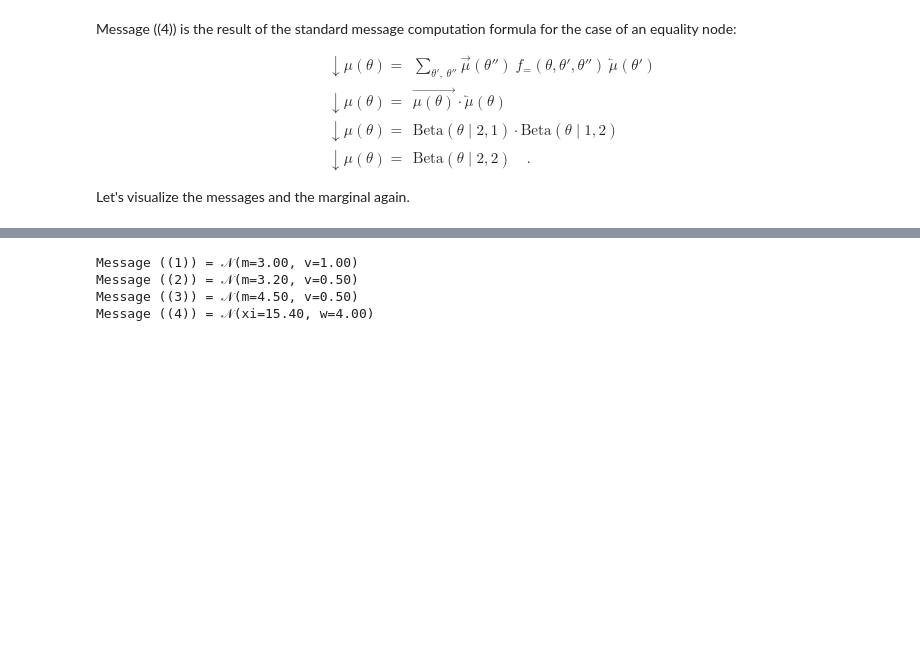
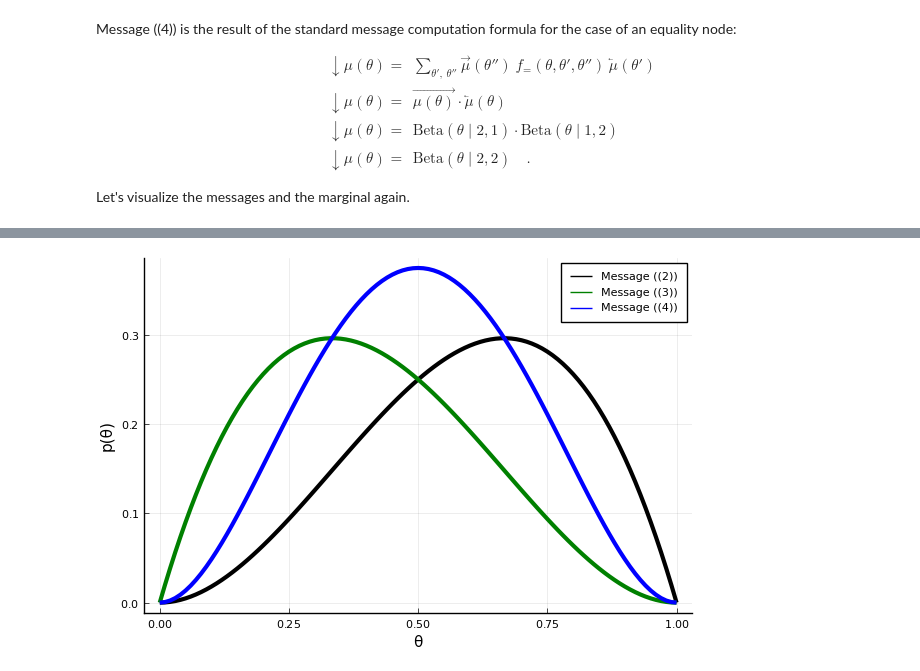
Before and after one commit to bertdv/BMLIP, a Jupyter notebook: lessons/notebooks/probprog/Probabilistic-Programming-2.ipynb, the cells around one changed output, grey strips where cells are left out. Cells and saved outputs as stored; diff of their text form; code cells hidden in the pictures; blank space fills up the shorter version.

```diff
--- a/lessons/notebooks/probprog/Probabilistic-Programming-2.ipynb
+++ b/lessons/notebooks/probprog/Probabilistic-Programming-2.ipynb
@@ -420,12 +304,0 @@ Message ((4)) = Dir(a=[2.00, 2.00, 1.00])
-# %%
-# Extract parameters
-α = marginals[:θ].params[:a]
-
-# Probability density function using the extracted parameters
-pdfθ(θ) = prod(gamma.(α))/gamma(prod(α)) * prod(θ.^α)
-
-# Visualizations are more difficult for a Dirichlet
-θ_range = range(0, step=0.01, stop=1.0)
-plot(θ_range, pdfθ.(θ_range), color="purple", linewidth=4, linestyle=:dash, label="Marginal")
-xlabel!("θ")
-ylabel!("p(θ)")
@@ -490,37 +305,20 @@ end # block
-# %%
-# Initialize a message data structure
-messages = Array{Message}(undef, 4)
-
-# Initalize marginal distributions data structure
-marginals = Dict(:θ => ProbabilityDistribution(Univariate, GaussianMeanVariance, m=0.0, v=1.0))
-
-# Suppose you got question 1 correct
-data = Dict(:X1 => 3.2,
-            :X2 => 4.5)
-
-# Update coefficients
-stepθ!(data, marginals, messages);
-
-# Print messages
-print("\nMessage ((1)) = "*string(messages[1].dist))
-print("Message ((2)) = "*string(messages[2].dist))
-print("Message ((3)) = "*string(messages[3].dist))
-println("Message ((4)) = "*string(messages[4].dist))
-# %% [output]
-Message ((1)) = 𝒩(m=3.00, v=1.00)
-Message ((2)) = 𝒩(m=3.20, v=0.50)
-Message ((3)) = 𝒩(m=4.50, v=0.50)
-Message ((4)) = 𝒩(xi=15.40, w=4.00)
-# %%
-# Extract parameters
-m = mean(marginals[:θ])
-v = var(marginals[:θ])
-
-# Probability density function using the extracted parameters
-pdfθ(θ) = 1/sqrt(2*π*v^2)*exp(-(θ - m)^2/(2*v^2))
-
-# Visualizations are more difficult for a Dirichlet
-θ_range = range(1.0, step=0.01, stop=5.0)
-plot(θ_range, pdfθ.(θ_range), color="purple", linewidth=4, linestyle=:dash, label="Marginal")
-xlabel!("θ")
-ylabel!("p(θ)")
+# %%
+# Extract parameters from message ((2))
+α2 = messages[2].dist.params[:a]
+β2 = messages[2].dist.params[:b]
+
+# Extract parameters from message ((3))
+α3 = messages[3].dist.params[:a]
+β3 = messages[3].dist.params[:b]
+
+# Extract parameters from message ((4))
+α4 = messages[4].dist.params[:a]
+β4 = messages[4].dist.params[:b]
+
+plot(θ_range, Beta.(θ_range, α2, β2), color="black", linewidth=3, label="Message ((2))")
+plot!(θ_range, Beta.(θ_range, α3, β3), color="green", linewidth=3, label="Message ((3))")
+plot!(θ_range, Beta.(θ_range, α4, β4), color="blue", linewidth=3, label="Message ((4))")
+xlabel!("θ")
+ylabel!("p(θ)")
+# %% [output]
+[figure, added]
```
Also changed, not shown: parts of 50 cells of this notebook, 1 other file.
